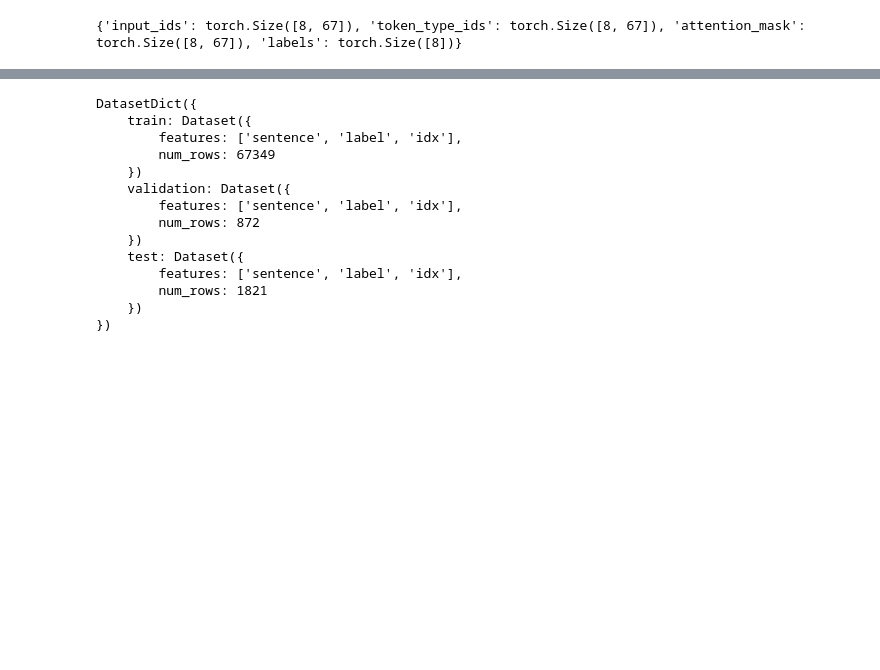
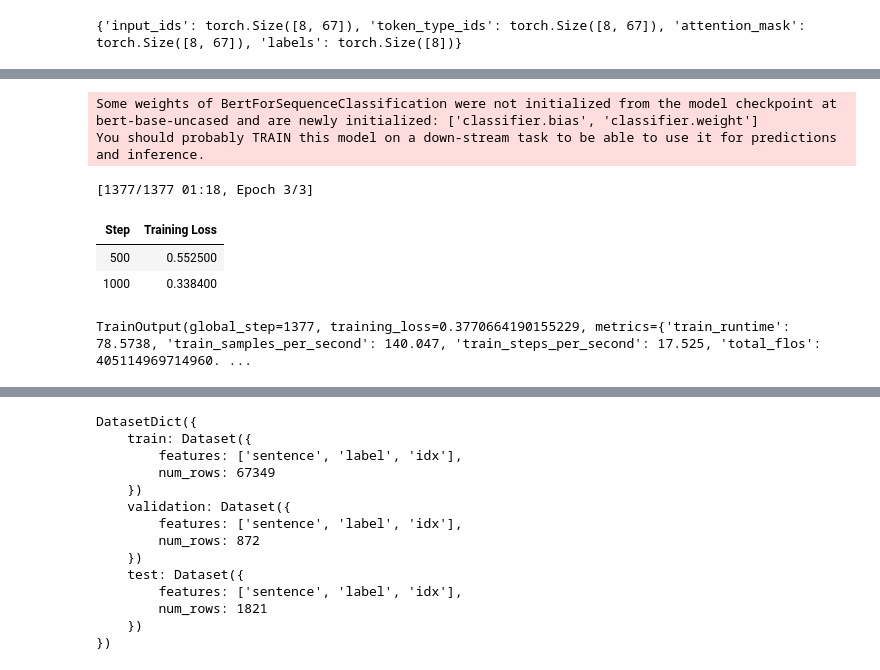
Before and after one commit to yungshun317/torch-nlp, a Jupyter notebook: sequence_to_sequence_learning.ipynb, the cells around one changed output, grey strips where cells are left out. Saved outputs shown, nothing was run; the diff lists cells and outputs as text; code cells hidden in the pictures; blank space fills up the shorter version.

```diff
--- a/sequence_to_sequence_learning.ipynb
+++ b/sequence_to_sequence_learning.ipynb
@@ -2278,0 +2281,14 @@ print({k: v.shape for k, v in batch.items()})
+# %%
+# Wrap up all the processes before
+from datasets import load_dataset
+from transformers import AutoTokenizer, DataCollatorWithPadding
+
+raw_datasets = load_dataset("glue", "mrpc")
+checkpoint = "bert-base-uncased"
+tokenizer = AutoTokenizer.from_pretrained(checkpoint)
+
+def tokenize_function(example):
+    return tokenizer(example["sentence1"], example["sentence2"], truncation=True)
+
+tokenized_datasets = raw_datasets.map(tokenize_function, batched=True)
+data_collator = DataCollatorWithPadding(tokenizer=tokenizer)
@@ -2278,0 +2318,23 @@ print({k: v.shape for k, v in batch.items()})
+# %%
+# Train with almost everything set by default
+from transformers import AutoModelForSequenceClassification, Trainer
+
+model = AutoModelForSequenceClassification.from_pretrained(checkpoint, num_labels=2)
+
+trainer = Trainer(
+    model,
+    training_args,
+    train_dataset=tokenized_datasets["train"],
+    eval_dataset=tokenized_datasets["validation"],
+    data_collator=data_collator,
+    tokenizer=tokenizer,
+)
+trainer.train()
+# %% [output]
+Some weights of BertForSequenceClassification were not initialized from the model checkpoint at bert-base-uncased and are newly initialized: ['classifier.bias', 'classifier.weight']
+You should probably TRAIN this model on a down-stream task to be able to use it for predictions and inference.
+[1377/1377 01:18, Epoch 3/3]
+| Step | Training Loss |
+| 500 | 0.552500 |
+| 1000 | 0.338400 |
+TrainOutput(global_step=1377, training_loss=0.3770664190155229, metrics={'train_runtime': 78.5738, 'train_samples_per_second': 140.047, 'train_steps_per_second': 17.525, 'total_flos': 405114969714960. ...
```
Also changed, not shown: parts of 21 cells of this notebook, 3 other files.
